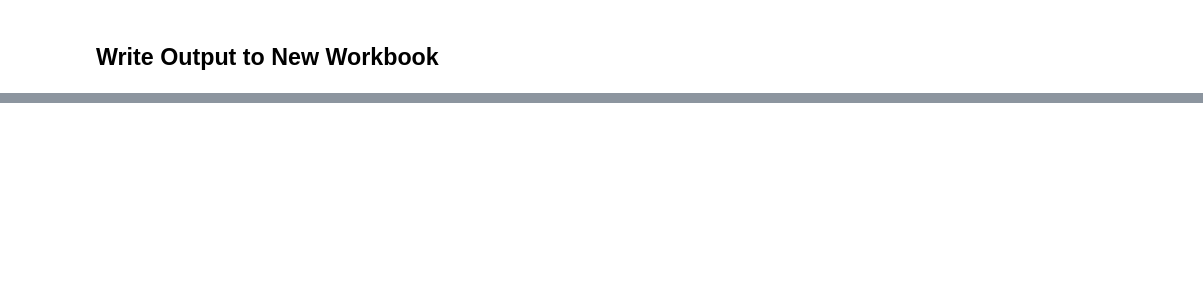
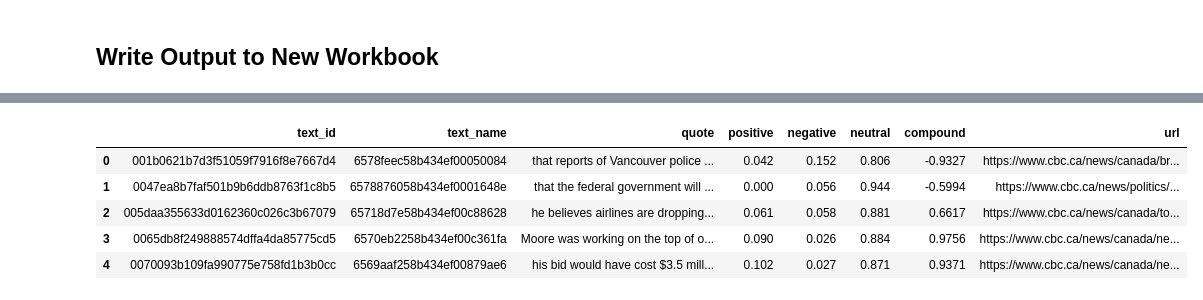
Before and after one commit to sfu-discourse-lab/Evaluation_quotes, a Jupyter notebook: sentiment_analyzer.ipynb, the cells around one changed output, grey strips where cells are left out. Saved outputs shown, nothing was run; the diff lists cells and outputs as text; code cells hidden in the pictures; blank space fills up the shorter version.

```diff
--- a/sentiment_analyzer.ipynb
+++ b/sentiment_analyzer.ipynb
@@ -20,7 +20,7 @@ from vaderSentiment.vaderSentiment import SentimentIntensityAnalyzer
 ## Extracting Data from Excel Files
 # %%
 # replace with quotes_input.xlsx
-fp = '/content/drive/My Drive/evaluation_quotes/CBC_qt_output/2023_01_jan_CBC_news_clean.xlsx'
+fp = '/content/drive/My Drive/evaluation_quotes/CBC_qt_output/2023_12_dec_CBC_news_clean_new.xlsx'
 
 quotes_df = pd.read_excel(fp, usecols = ["text_id", "text_name", "quote"])
 
@@ -222,2 +280,11 @@ summary_df.head()
 # %% [markdown]
 ## Write Output to New Workbook
+# %%
+# map urls to file names
+metadata = '/content/drive/My Drive/evaluation_quotes/metadata/2023_12_dec_CBC_news_metadata.xlsx'
+
+metadata_df = pd.read_excel(metadata, usecols = ["filename", "url"])
+
+metadata_df.rename(columns={'filename': 'text_name'}, inplace=True)
+
+metadata_df.head()
@@ -223,0 +298,13 @@ summary_df.head()
+# %%
+new_quotes_df = quotes_df.merge(metadata_df[['text_name', 'url']], on='text_name', how='left')
+
+new_non_quotes_df = non_quotes_df.merge(metadata_df[['text_name', 'url']], on='text_name', how='left')
+# %%
+new_quotes_df.head()
+# %% [output]
+|  | text_id | text_name | quote | positive | negative | neutral | compound | url |
+| 0 | 001b0621b7d3f51059f7916f8e7667d4 | 6578feec58b434ef00050084 | that reports of Vancouver police ... | 0.042 | 0.152 | 0.806 | -0.9327 | https://www.cbc.ca/news/canada/br... |
+| 1 | 0047ea8b7faf501b9b6ddb8763f1c8b5 | 6578876058b434ef0001648e | that the federal government will ... | 0.000 | 0.056 | 0.944 | -0.5994 | https://www.cbc.ca/news/politics/... |
+| 2 | 005daa355633d0162360c026c3b67079 | 65718d7e58b434ef00c88628 | he believes airlines are dropping... | 0.061 | 0.058 | 0.881 | 0.6617 | https://www.cbc.ca/news/canada/to... |
+| 3 | 0065db8f249888574dffa4da85775cd5 | 6570eb2258b434ef00c361fa | Moore was working on the top of o... | 0.090 | 0.026 | 0.884 | 0.9756 | https://www.cbc.ca/news/canada/ne... |
+| 4 | 0070093b109fa990775e758fd1b3b0cc | 6569aaf258b434ef00879ae6 | his bid would have cost $3.5 mill... | 0.102 | 0.027 | 0.871 | 0.9371 | https://www.cbc.ca/news/canada/ne... |
```
Also changed, not shown: parts of 15 cells of this notebook, 2 other files.
